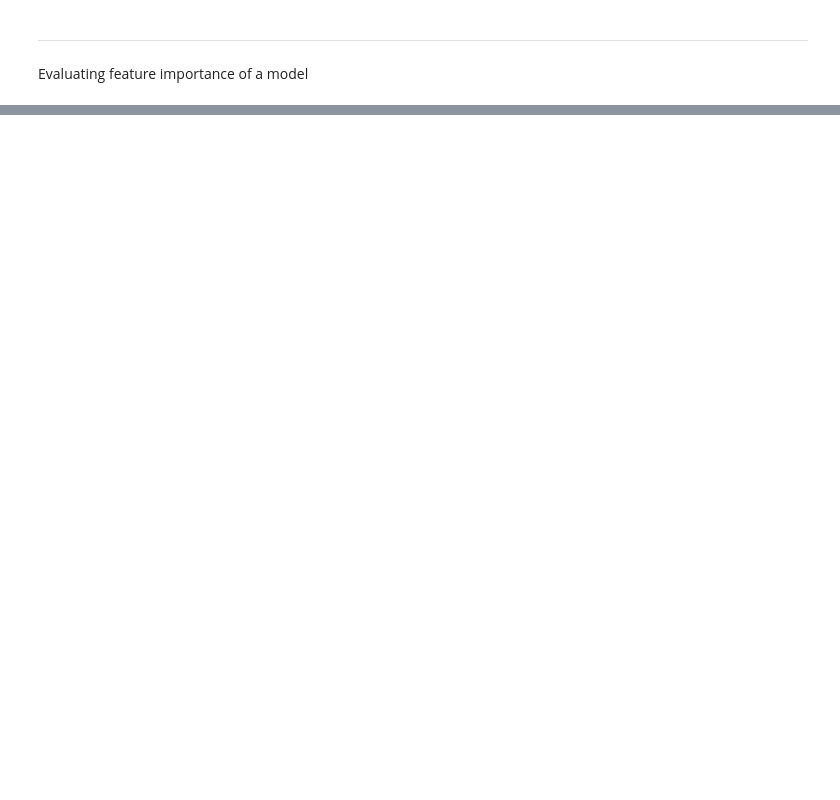
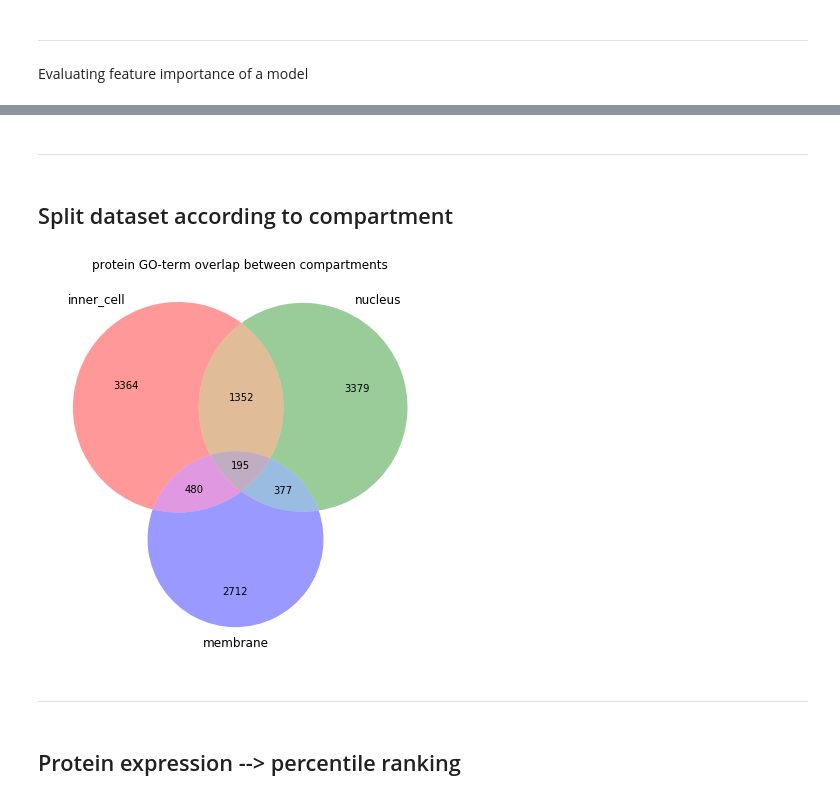
Before and after one commit to SamvPy/Master_thesis_AJ_22_23, a Jupyter notebook: master_thesis/Atlas_analysis/Model_comparison.ipynb, the cells around one changed output, grey strips where cells are left out. Drawn from its saved outputs; the diff is of its cells as text; code cells hidden in the pictures; blank space fills up the shorter version.

```diff
--- a/master_thesis/Atlas_analysis/Model_comparison.ipynb
+++ b/master_thesis/Atlas_analysis/Model_comparison.ipynb
@@ -555,0 +458,38 @@ plt.show()
+# %% [markdown]
+---
+# %% [markdown]
+## Split dataset according to compartment
+# %%
+import json
+with open("compartment_uniprot.json") as infile:
+    compartment_mapping = json.load(infile)
+inner_cell, membrane, nucleus = compartment_mapping.values()
+# %%
+from matplotlib_venn import venn3
+
+i_m, i_n, m_n, all = 0, 0, 0, 0
+for i in inner_cell:
+    if i in membrane:
+        i_m += 1
+    if i in nucleus:
+        i_n += 1
+    if i in membrane and i in nucleus:
+        all += 1
+
+for n in nucleus:
+    if n in membrane:
+        m_n += 1
+
+plt.figure(facecolor = 'white', figsize = (7,7))
+v = venn3(subsets = (len(inner_cell),
+                len(nucleus),
+                i_n,
+                len(membrane),
+                i_m,
+                m_n,
+                all),
+    set_labels = "inner_cell nucleus membrane".split())
+plt.title("protein GO-term overlap between compartments")
+plt.show()
+# %% [output]
+[figure, added]
@@ -555,0 +498,4 @@ plt.show()
+# %% [markdown]
+---
+# %% [markdown]
+## Protein expression --> percentile ranking
```
Also changed, not shown: parts of 70 cells of this notebook, 12 other files.
